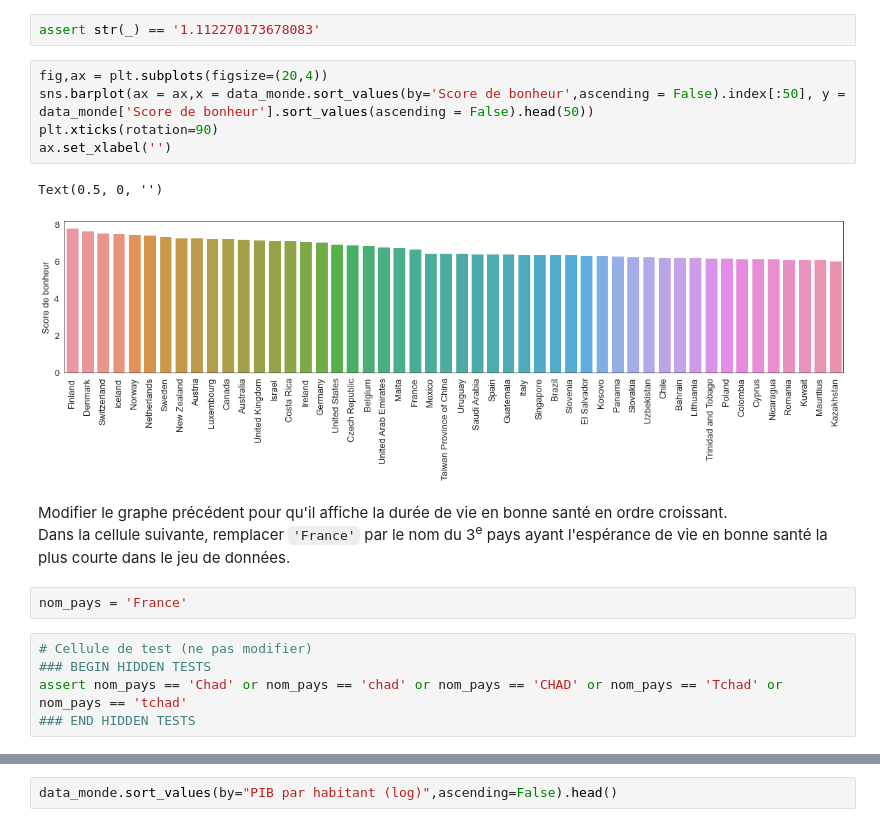
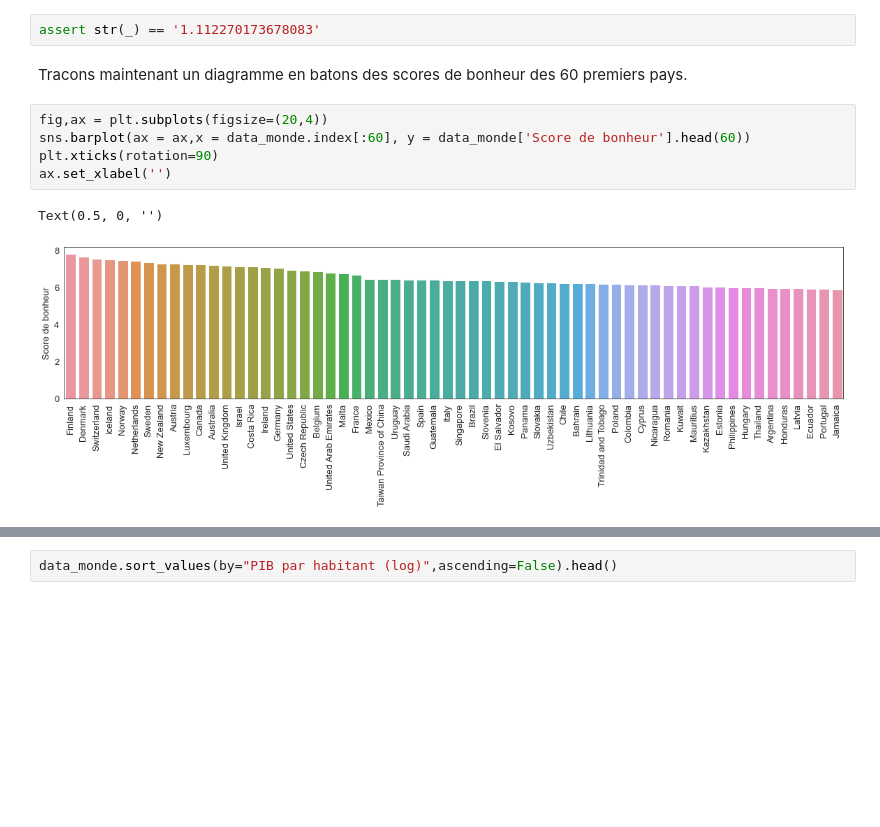
Before and after one commit to Info-TSI-Vieljeux/s1-tp3, a Jupyter notebook: tp3.ipynb, the cells around one changed output, grey strips where cells are left out. Saved outputs shown, nothing was run; the diff lists cells and outputs as text; blank space fills up the shorter version.

```diff
--- a/tp3.ipynb
+++ b/tp3.ipynb
@@ -113,21 +145,13 @@ statistics.stdev(Liste_score)
 1.112270173678083
 # %%
 assert str(_) == '1.112270173678083'
+# %% [markdown]
+Tracons maintenant un diagramme en batons des scores de bonheur des 60 premiers pays.
 # %%
 fig,ax = plt.subplots(figsize=(20,4))
-sns.barplot(ax = ax,x = data_monde.sort_values(by='Score de bonheur',ascending = False).index[:50], y = data_monde['Score de bonheur'].sort_values(ascending = False).head(50))
+sns.barplot(ax = ax,x = data_monde.index[:60], y = data_monde['Score de bonheur'].head(60))
 plt.xticks(rotation=90)
 ax.set_xlabel('')
 # %% [output]
 Text(0.5, 0, '')
-[figure, old version]
+[figure, new version]
-# %% [markdown]
-Modifier le graphe précédent pour qu'il affiche la durée de vie en bonne santé en ordre croissant.<br>
-Dans la cellule suivante, remplacer `'France'` par le nom du 3<sup>e</sup> pays ayant l'espérance de vie en bonne santé la plus courte dans le jeu de données.
-# %%
-nom_pays = 'France'
-# %%
-# Cellule de test (ne pas modifier)
-### BEGIN HIDDEN TESTS
-assert nom_pays == 'Chad' or nom_pays == 'chad' or nom_pays == 'CHAD' or nom_pays == 'Tchad' or nom_pays == 'tchad'
-### END HIDDEN TESTS
```
Also changed, not shown: parts of 61 cells of this notebook.
